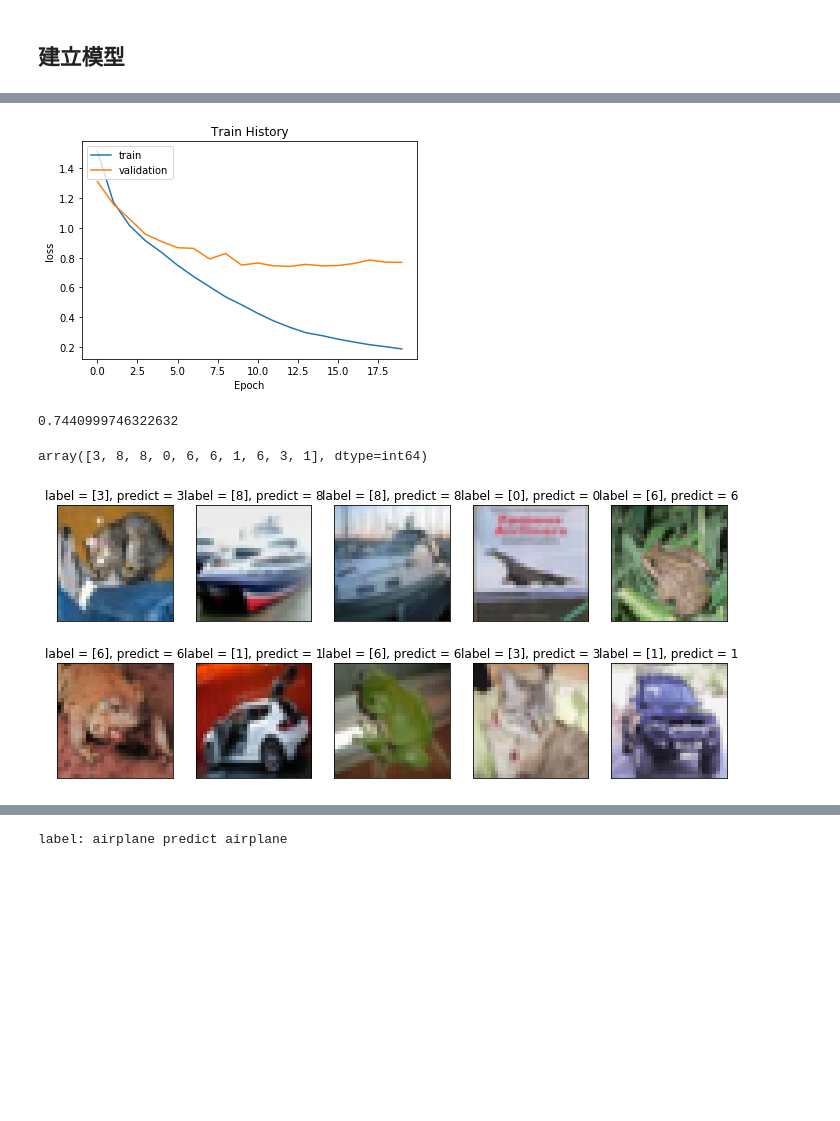
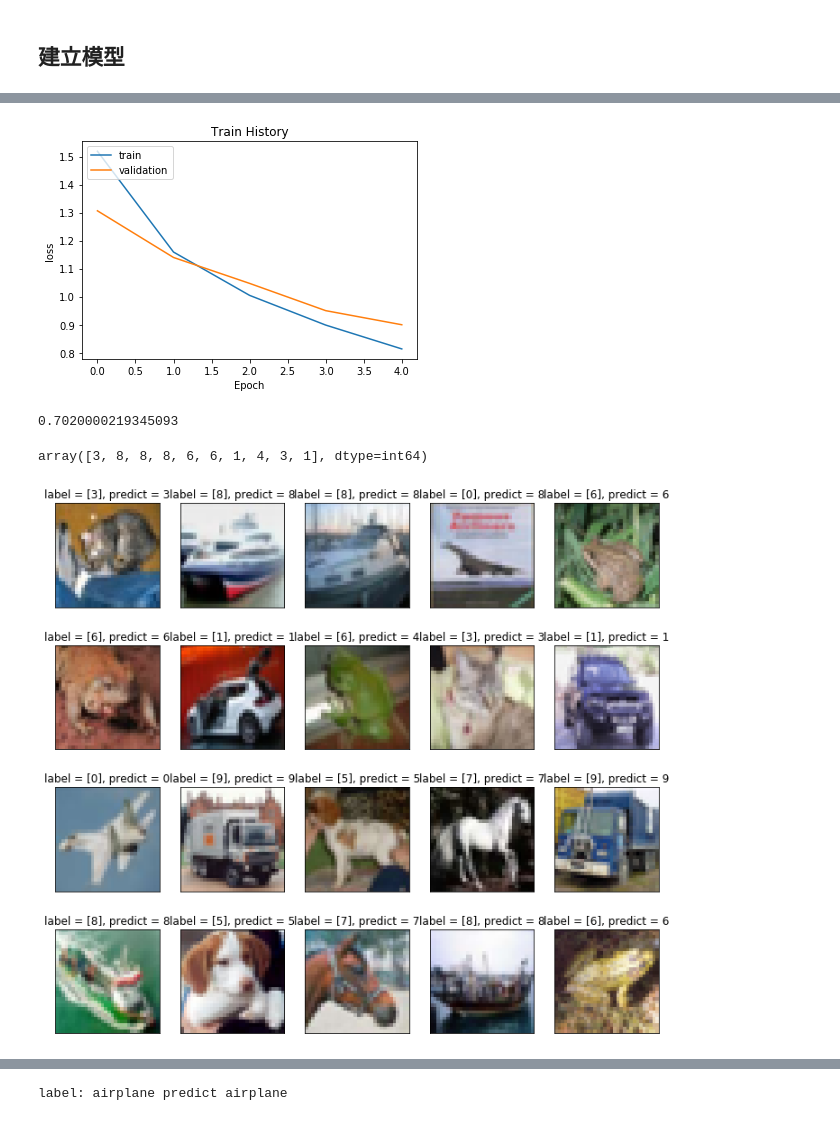
Before and after one commit to alex19891118/1081ML, a Jupyter notebook: mid/CNN_CIFAR10.ipynb, the cells around one changed output, grey strips where cells are left out. Cells and saved outputs as stored; diff of their text form; code cells hidden in the pictures; blank space fills up the shorter version.

```diff
--- a/mid/CNN_CIFAR10.ipynb
+++ b/mid/CNN_CIFAR10.ipynb
@@ -83,7 +85,7 @@ model.compile(loss = 'categorical_crossentropy',
 train_history = model.fit(x_img_train_normalize,
                           y_label_train_OneHot,
                           validation_split = 0.2,
-                          epochs = 20,
+                          epochs = 5,
                           batch_size = 128,
                           verbose = 2)
 # %% [output]
@@ -123,20 +119,20 @@ show_train_history(train_history, 'accuracy', 'val_accuracy')
 # %%
 show_train_history(train_history, 'loss', 'val_loss')
 # %% [output]
-[figure, old version]
+[figure, new version]
 # %%
 scores = model.evaluate(x_img_test_normalize,
                         y_label_test_OneHot,
                         verbose = 0)
 scores[1]
 # %% [output]
-0.7440999746322632
+0.7020000219345093
 # %%
 prediction = model.predict_classes(x_img_test_normalize)
 # %%
 prediction[:10]
 # %% [output]
-array([3, 8, 8, 0, 6, 6, 1, 6, 3, 1], dtype=int64)
+array([3, 8, 8, 8, 6, 6, 1, 4, 3, 1], dtype=int64)
 # %%
 def plot_images_labels_prediction(images,
                                   labels,
@@ -161,11 +157,11 @@ def plot_images_labels_prediction(images,
 # %%
 plot_images_labels_prediction(x_img_test,
                               y_label_test,
                               prediction,
                               0,
-                              10)
+                              20)
 # %% [output]
-[figure, old version]
+[figure, new version]
 # %%
 Predicted_Probability = model.predict(x_img_test_normalize)
 # %%
```
Also changed, not shown: parts of 5 cells of this notebook, 1 other file.
